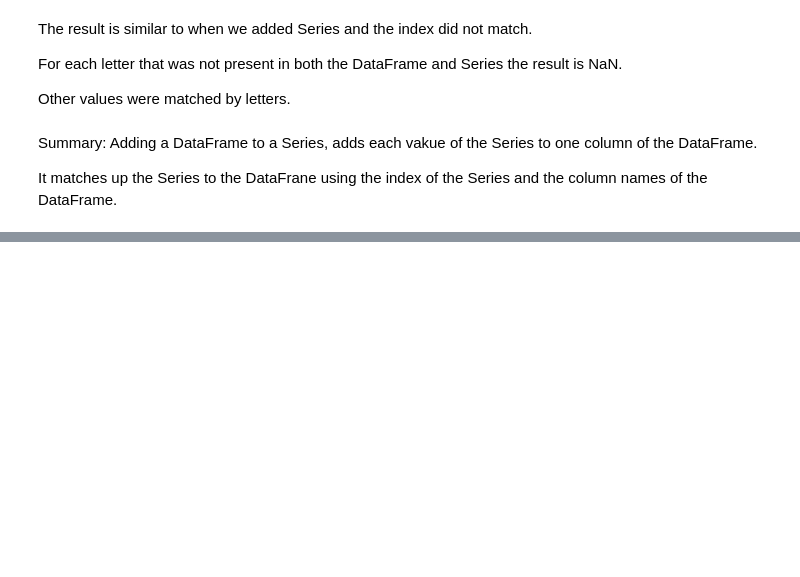
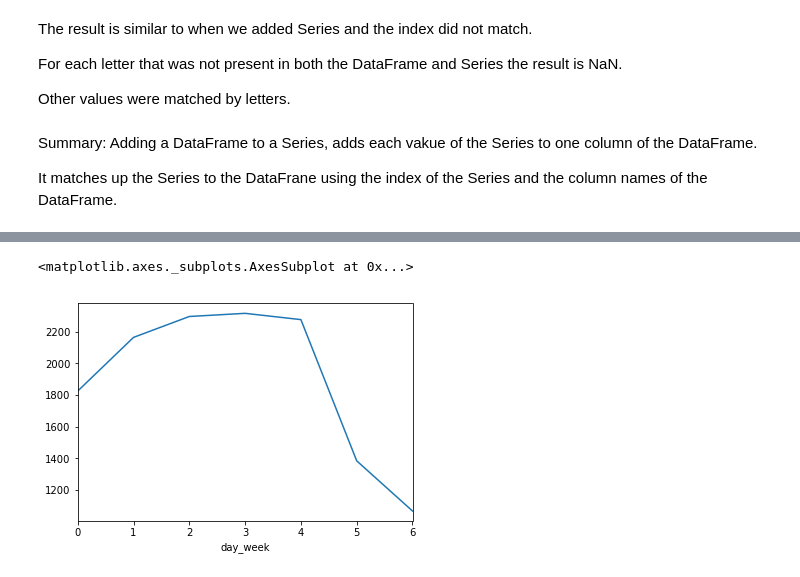
Before and after one commit to msznajder/udacity_intro_to_data_analysis-, a Jupyter notebook: udacity_intro_to_data_analysis/lesson_3/lesson_3.ipynb, the cells around one changed output, grey strips where cells are left out. Saved outputs shown, nothing was run; the diff lists cells and outputs as text; code cells hidden in the pictures; blank space fills up the shorter version.

```diff
--- a/udacity_intro_to_data_analysis/lesson_3/lesson_3.ipynb
+++ b/udacity_intro_to_data_analysis/lesson_3/lesson_3.ipynb
@@ -879,0 +1183,3 @@ It matches up the Series to the DataFrane using the index of the Series and the
+# %%
+weather_df = pd.read_csv("nyc_subway_weather.csv")
+weather_df.head()
@@ -879,0 +1194,2 @@ It matches up the Series to the DataFrane using the index of the Series and the
+# %%
+weather_grouped = weather_df.groupby("day_week")
@@ -879,0 +1234,11 @@ It matches up the Series to the DataFrane using the index of the Series and the
+# %%
+# I am interested only in this column so I print it.
+ridership_per_dat = weather_grouped.mean()["ENTRIESn_hourly"]
+# %%
+import matplotlib.pyplot as plt
+%matplotlib inline
+
+ridership_per_dat.plot()
+# %% [output]
+<matplotlib.axes._subplots.AxesSubplot at 0x...>
+[figure, added]
```
Also changed, not shown: parts of 68 cells of this notebook, 3 other files.
